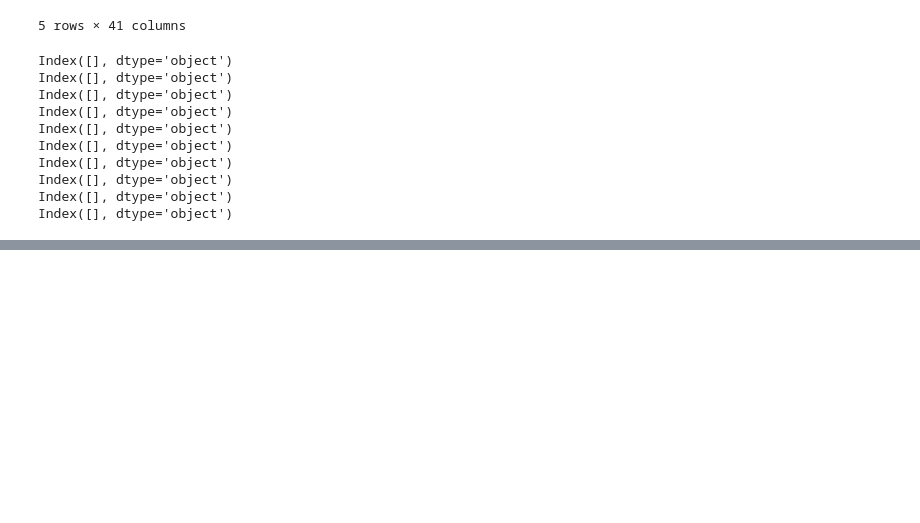
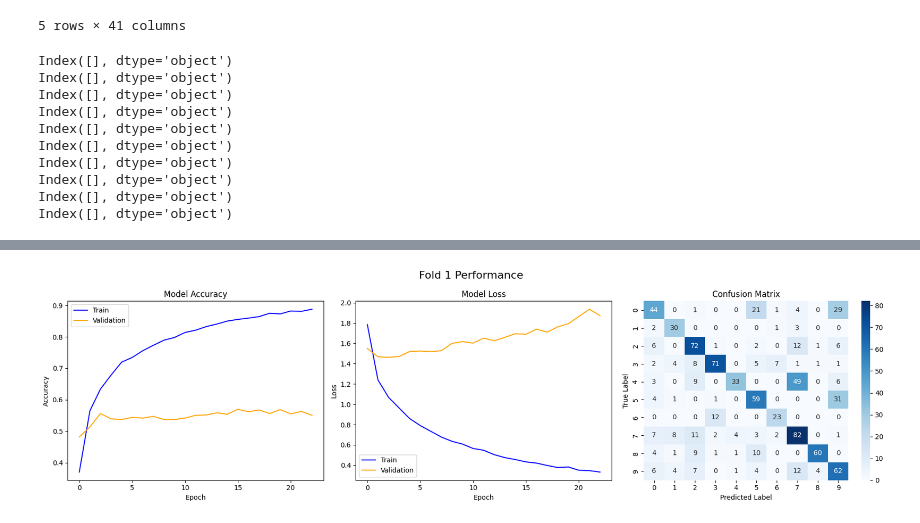
Before and after one commit to dimibo252/Urban-Sound-Classification, a Jupyter notebook: trabalho.ipynb, the cells around one changed output, grey strips where cells are left out. Cells and saved outputs as stored; diff of their text form; code cells hidden in the pictures; blank space fills up the shorter version.

```diff
--- a/trabalho.ipynb
+++ b/trabalho.ipynb
@@ -217,0 +178,16 @@ print(final_confusion_matrix)
+# %%
+early_stopping = EarlyStopping(monitor='val_loss', patience=20, restore_best_weights=True)
+lr_scheduler = ReduceLROnPlateau(monitor='val_loss', factor=0.5, patience=20)
+# %%
+
+def create_mlp_model(input_dim, num_classes):
+    model = Sequential([
+        Dense(512, activation='relu', input_dim=input_dim),
+        Dropout(0.5),  # Dropout for regularization
+        Dense(512, activation='relu'),
+        Dropout(0.5),  # Dropout for regularization
+        Dense(512,activation='relu'),
+        Dropout(0.5),
+        Dense(num_classes, activation='softmax')  # Output layer for multi-class classification
+    ])
+    return model
@@ -217,0 +225,77 @@ print(final_confusion_matrix)
+# %%
+learning_rate = 0.0005
+batch_size = 128
+epochs = 50
+# Initialize lists for storing results
+accuracies = []
+confusion_matrices = []
+
+# Perform 10-fold cross-validation
+for test_fold in range(1, 11):
+    print(f"Processing Fold {test_fold}...")
+
+    # Test data
+    test_data = datasets[test_fold - 1]
+    X_test = test_data.drop(columns=['Label']).values
+    y_test = test_data['Label'].values
+
+    # Validation fold
+    val_fold = (test_fold % 10) + 1  # Fold after the test fold (cyclic)
+    val_data = datasets[val_fold - 1]
+    X_val = val_data.drop(columns=['Label']).values
+    y_val = val_data['Label'].values
+
+    # Training data (remaining 8 folds)
+    train_data = pd.concat([datasets[i] for i in range(10) if i not in [test_fold - 1, val_fold - 1]])
+    X_train = train_data.drop(columns=['Label']).values
+    y_train = train_data['Label'].values
+
+    # Apply SMOTE to the training data
+    smote = SMOTE(random_state=42)
+    X_train_smote, y_train_smote = smote.fit_resample(X_train, y_train)
+
+    # Standardize features
+    scaler = StandardScaler()
+    X_train_smote = scaler.fit_transform(X_train_smote)
+    X_val = scaler.transform(X_val)
+    X_test = scaler.transform(X_test)
+
+    # Create and compile the MLP model
+    input_dim = X_train_smote.shape[1]
+    num_classes = len(np.unique(y_train))
+    model = create_mlp_model(input_dim, num_classes)
+    model.compile(optimizer=Adam(learning_rate=learning_rate),
+                  loss='sparse_categorical_crossentropy', metrics=['accuracy'])
+
+    # Train the model
+    history = model.fit(
+        X_train_smote, y_train_smote,
+        validation_data=(X_val, y_val),
+        epochs=epochs,
+        batch_size=batch_size,
+        callbacks=[early_stopping, lr_scheduler],
+        verbose=0
+    )
+
+    # Evaluate on the test set
+    y_pred = np.argmax(model.predict(X_test), axis=1)
+    acc = accuracy_score(y_test, y_pred)
+    conf_matrix = confusion_matrix(y_test, y_pred)
+
+    # Store results
+    accuracies.append(acc)
+    confusion_matrices.append(conf_matrix)
+
+    print(f"Fold {test_fold}: Accuracy = {acc:.4f}")
+
+    generate_folds_plots(test_fold,history,conf_matrix)
+
+# Compute final metrics
+mean_accuracy = np.mean(accuracies)
+std_accuracy = np.std(accuracies)
+final_confusion_matrix = np.sum(confusion_matrices, axis=0)
+
+# Display results
+print(f"Final Average Accuracy for MLP: {mean_accuracy:.4f} ± {std_accuracy:.4f}")
+print(f"Standard Deviation for MLP Accuracy {std_accuracy:.4f}")
+# %% [output]
@@ -217,0 +305 @@ print(final_confusion_matrix)
+[figure, added]
```
Also changed, not shown: parts of 16 cells of this notebook.
